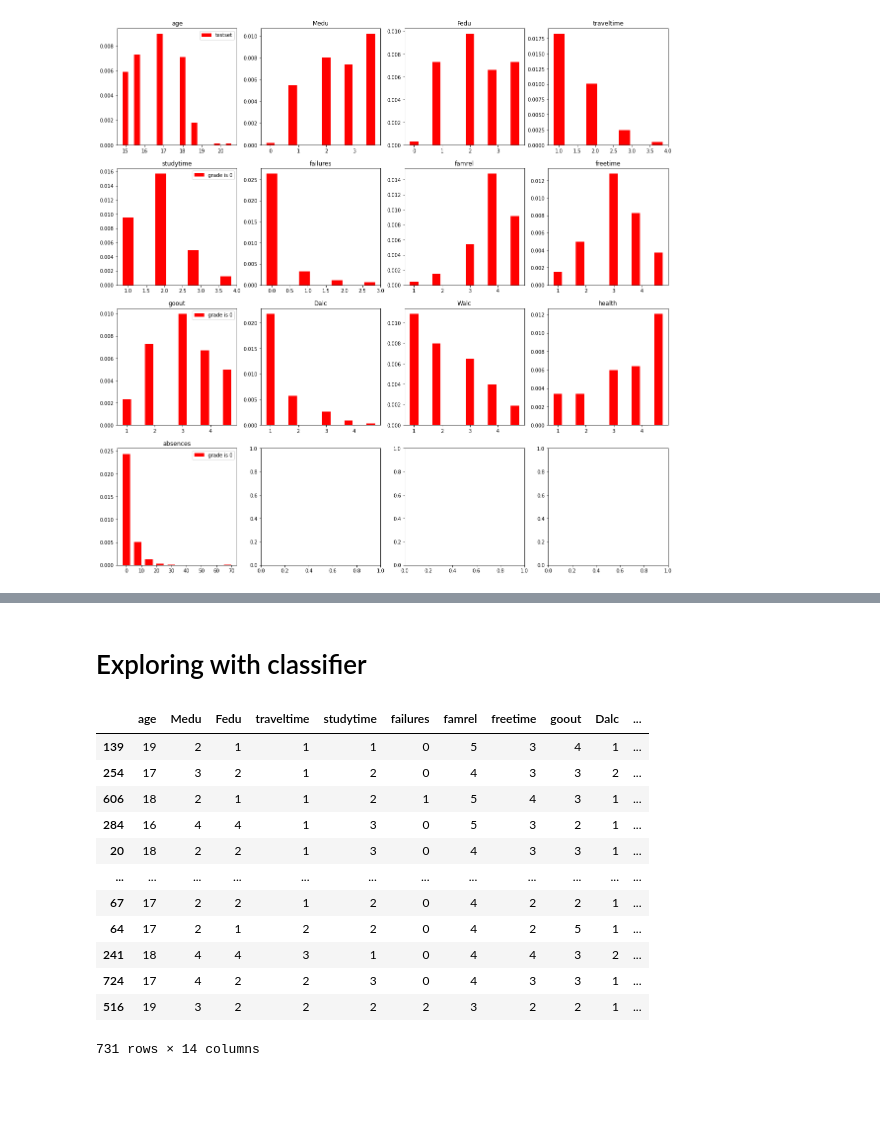
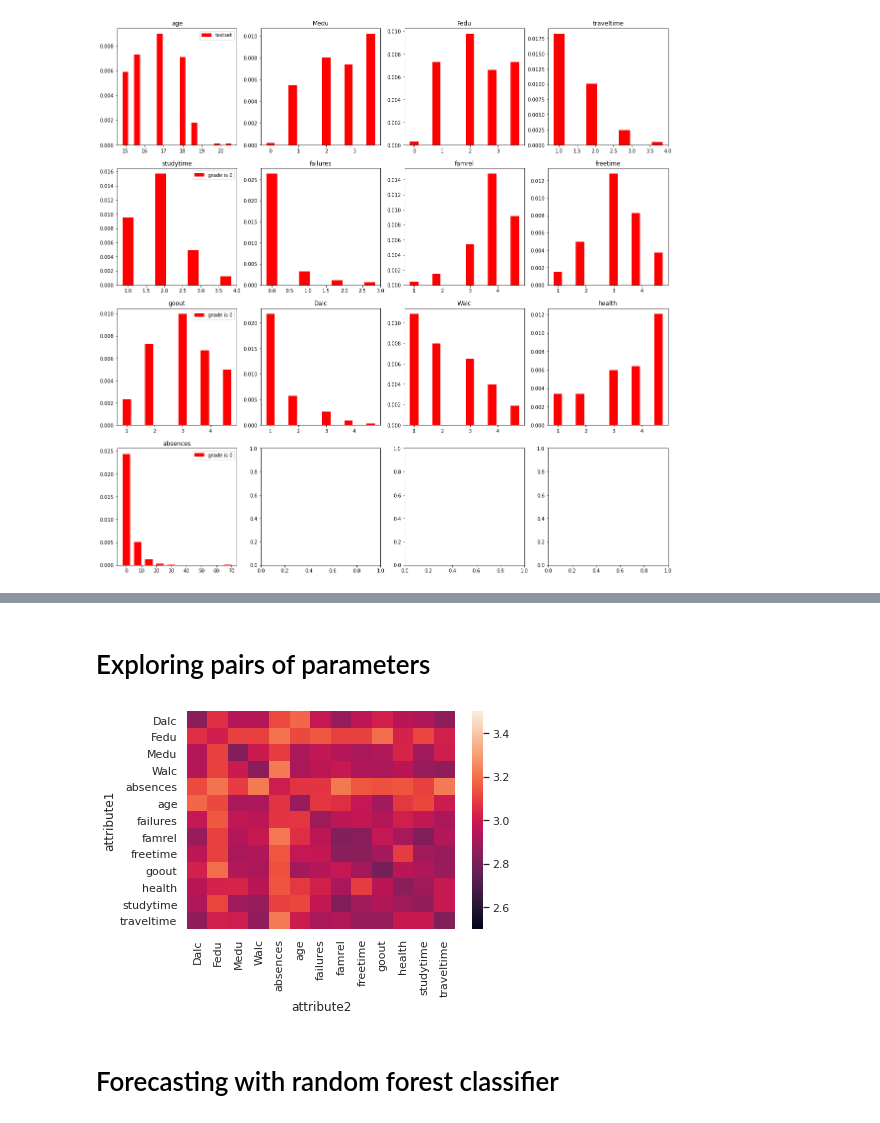
Before and after one commit to coffeeboost/SML-grade-predictor, a Jupyter notebook: CAIS_Kaggle.ipynb, the cells around one changed output, grey strips where cells are left out. Cells and saved outputs as stored; diff of their text form; code cells hidden in the pictures; blank space fills up the shorter version.

```diff
--- a/CAIS_Kaggle.ipynb
+++ b/CAIS_Kaggle.ipynb
@@ -1525,14 +1519,58 @@ trainset3
 690 rows × 14 columns
 # %%
-# X_train = trainset3[['age',	'Medu',	'Fedu',	'traveltime',	'studytime'	,'failures',	'famrel',	'freetime',	'goout',	'Dalc',	'Walc',	'health',	'absences']]
-# y_train = trainset3['grade']
-# X_predict  = testset[['age',	'Medu',	'Fedu',	'traveltime',	'studytime'	,'failures',	'famrel',	'freetime',	'goout',	'Dalc',	'Walc',	'health',	'absences']]
+#predict grades using random forest resgressor with cleaner data
+#while removing grade = 0
 
-# regr = RandomForestRegressor(random_state=0)
-# regr.fit(X_train,y_train)
-# y_predicted = pd.Series(regr.predict(X_predict),name="grade").round()
+X_train = trainset3[['age',	'Medu',	'Fedu',	'traveltime',	'studytime'	,'failures',	'famrel',	'freetime',	'goout',	'Dalc',	'Walc',	'health',	'absences']]
+y_train = trainset3['grade']
+X_predict  = testset[['age',	'Medu',	'Fedu',	'traveltime',	'studytime'	,'failures',	'famrel',	'freetime',	'goout',	'Dalc',	'Walc',	'health',	'absences']]
+
+regr = RandomForestRegressor(random_state=0)
+regr.fit(X_train,y_train)
+y_predicted = pd.Series(regr.predict(X_predict),name="grade").round()
 
 # result = pd.concat([testset["id"],pd.DataFrame(y_predicted)],axis=1)
 # result.to_csv("data.csv",index=False)
 # files.download("data.csv")
+# %% [markdown]
+# Exploring pairs of parameters
+# %%
+trainset = pd.read_csv(StringIO(traincsv))
+testset = pd.read_csv(StringIO(testcsv))
+# %%
+#new plan: for every pair, find the best rmse score
+#conclusion: no real relationship between pairs
+
+#intialise dataframe
+df123 = pd.DataFrame(columns=['attribute1','attribute2','rmse'])
+trainset = trainset[trainset['grade']!=0]
+trainset2 = shuffle(trainset.drop(columns='grade'))
+
+
+def training(X_train,y_train,X_predict,y_actual):
+  regr = RandomForestRegressor(random_state=0)
+  regr.fit(X_train,y_train)
+  y_predicted = regr.predict(X_predict)
+  rms = sqrt(mean_squared_error(y_actual, y_predicted))
+  return rms
+
+# calculate every rmse score
+for attribute in trainset2.columns:
+  for second_attribute in trainset2.columns:
+    X_train = trainset2[[attribute,second_attribute]].iloc[0:150].to_numpy()
+    X_predict = trainset2[[attribute,second_attribute]].iloc[150:313].to_numpy()
+    y_train = trainset['grade'].iloc[0:150]
+    y_actual = trainset['grade'].iloc[150:313].to_numpy()
+
+    rmse = training(X_train,y_train,X_predict,y_actual)
+
+    # save the result in my dataframe
+    df123 = df123.append(pd.DataFrame([[attribute,second_attribute,rmse]],columns = ['attribute1','attribute2','rmse']))
+
+#plotting rmse results
+sns.set()
+result = df123.pivot(index='attribute1', columns='attribute2',values='rmse')
+g = sns.heatmap(result,vmin=2.5,vmax=3.5)
+# %% [output]
+[figure, added]
 # %%
@@ -1651,18 +1589,2 @@ trainset3
 # %% [markdown]
-# Exploring with classifier
+# Forecasting with random forest classifier
-# %%
-trainset
-# %% [output]
-|  | age | Medu | Fedu | traveltime | studytime | failures | famrel | freetime | goout | Dalc | ... |
-| 139 | 19 | 2 | 1 | 1 | 1 | 0 | 5 | 3 | 4 | 1 | ... |
-| 254 | 17 | 3 | 2 | 1 | 2 | 0 | 4 | 3 | 3 | 2 | ... |
-| 606 | 18 | 2 | 1 | 1 | 2 | 1 | 5 | 4 | 3 | 1 | ... |
-| 284 | 16 | 4 | 4 | 1 | 3 | 0 | 5 | 3 | 2 | 1 | ... |
-| 20 | 18 | 2 | 2 | 1 | 3 | 0 | 4 | 3 | 3 | 1 | ... |
-| ... | ... | ... | ... | ... | ... | ... | ... | ... | ... | ... | ... |
-| 67 | 17 | 2 | 2 | 1 | 2 | 0 | 4 | 2 | 2 | 1 | ... |
-| 64 | 17 | 2 | 1 | 2 | 2 | 0 | 4 | 2 | 5 | 1 | ... |
-| 241 | 18 | 4 | 4 | 3 | 1 | 0 | 4 | 4 | 3 | 2 | ... |
-| 724 | 17 | 4 | 2 | 2 | 3 | 0 | 4 | 3 | 3 | 1 | ... |
-| 516 | 19 | 3 | 2 | 2 | 2 | 2 | 3 | 2 | 2 | 1 | ... |
-731 rows × 14 columns
```
Also changed, not shown: parts of 33 cells of this notebook.
